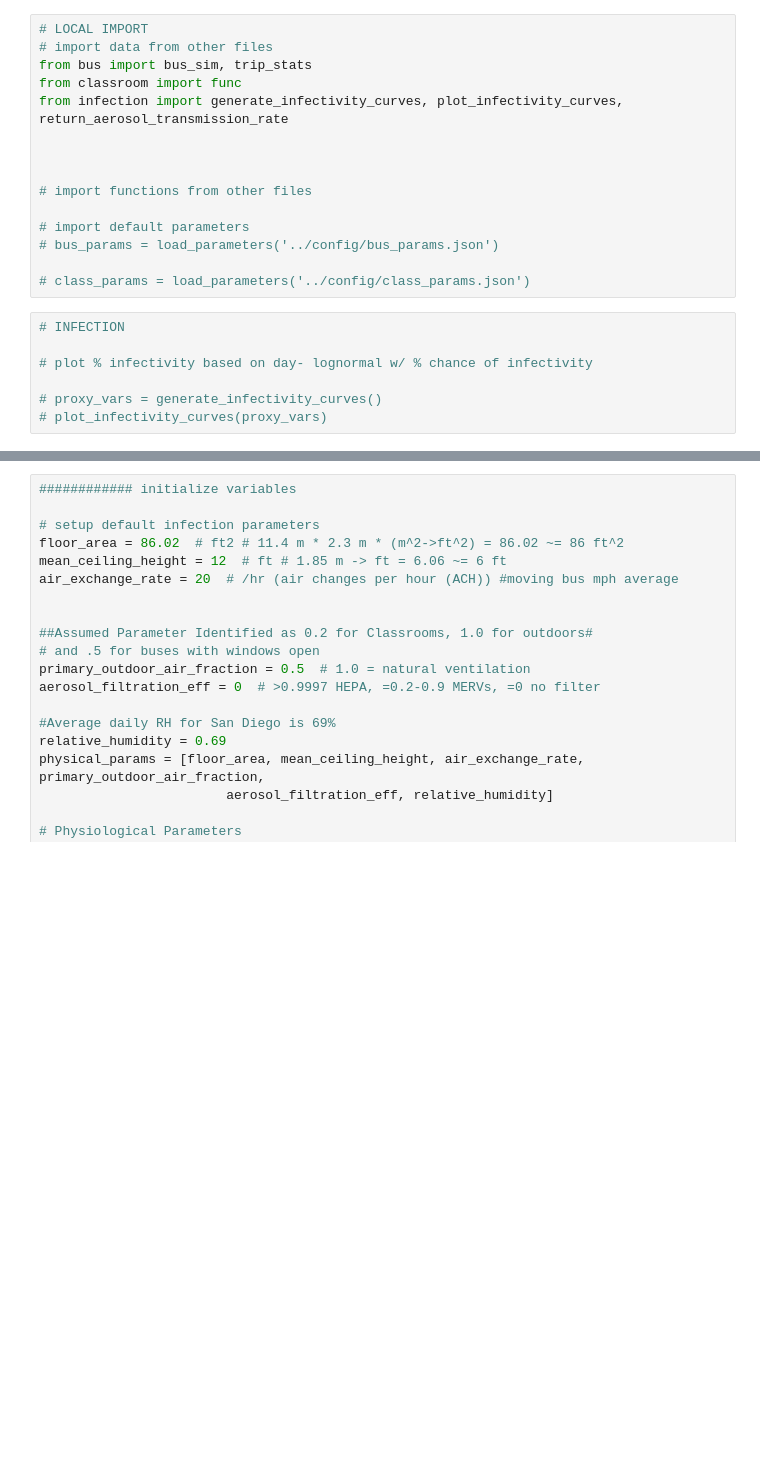
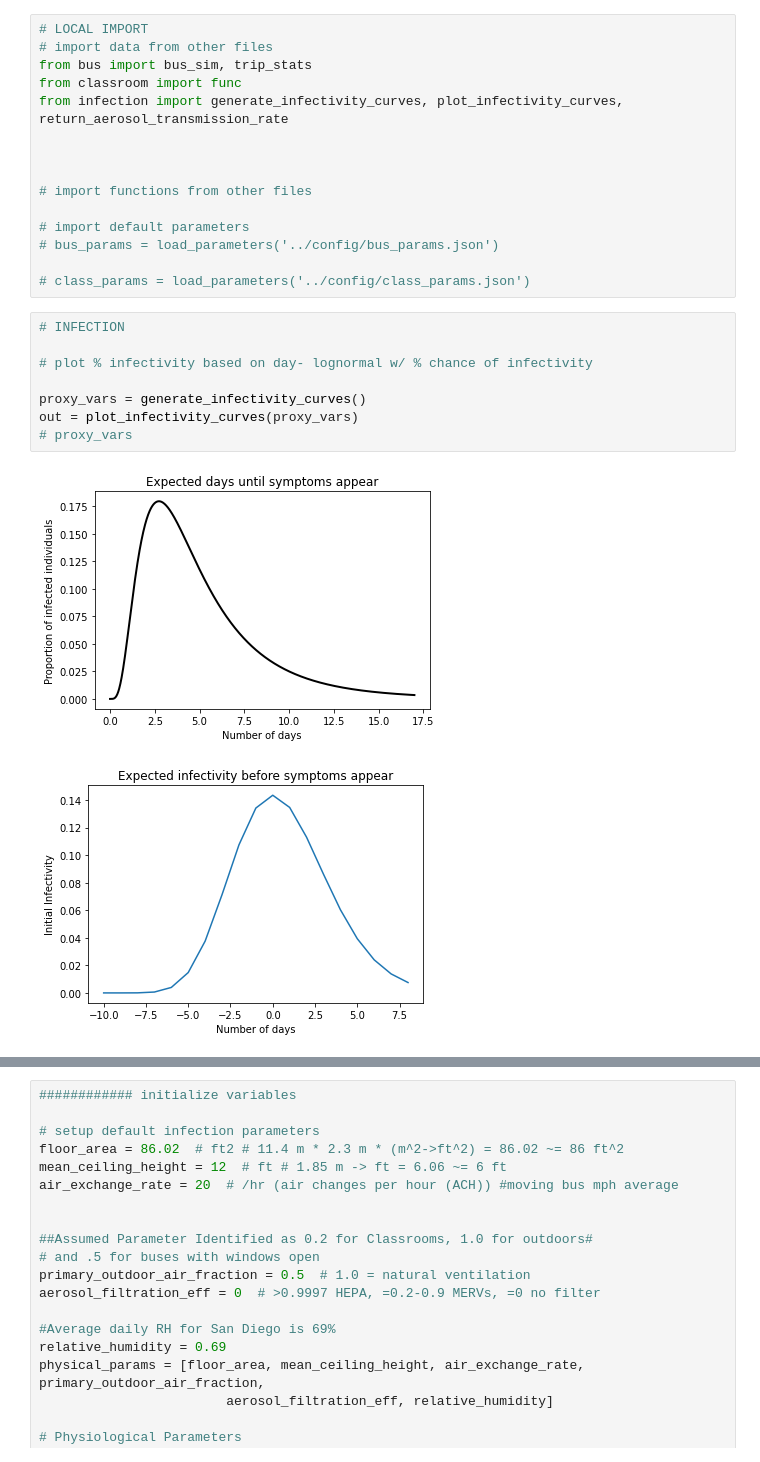
Before and after one commit to SonglingLu/OneRoomABM, a Jupyter notebook: notebooks/paper_functions_viz.ipynb, the cells around one changed output, grey strips where cells are left out. Drawn from its saved outputs; the diff is of its cells as text; blank space fills up the shorter version.

```diff
--- a/notebooks/paper_functions_viz.ipynb
+++ b/notebooks/paper_functions_viz.ipynb
@@ -148,7 +148,11 @@ from infection import generate_infectivity_curves, plot_infectivity_curves, retu
 # %%
 # INFECTION
 
 # plot % infectivity based on day- lognormal w/ % chance of infectivity
 
-# proxy_vars = generate_infectivity_curves()
-# plot_infectivity_curves(proxy_vars)
+proxy_vars = generate_infectivity_curves()
+out = plot_infectivity_curves(proxy_vars)
+# proxy_vars
+# %% [output]
+[figure, added]
+[figure, added]
```
Also changed, not shown: parts of 7 cells of this notebook, 10 other files.
